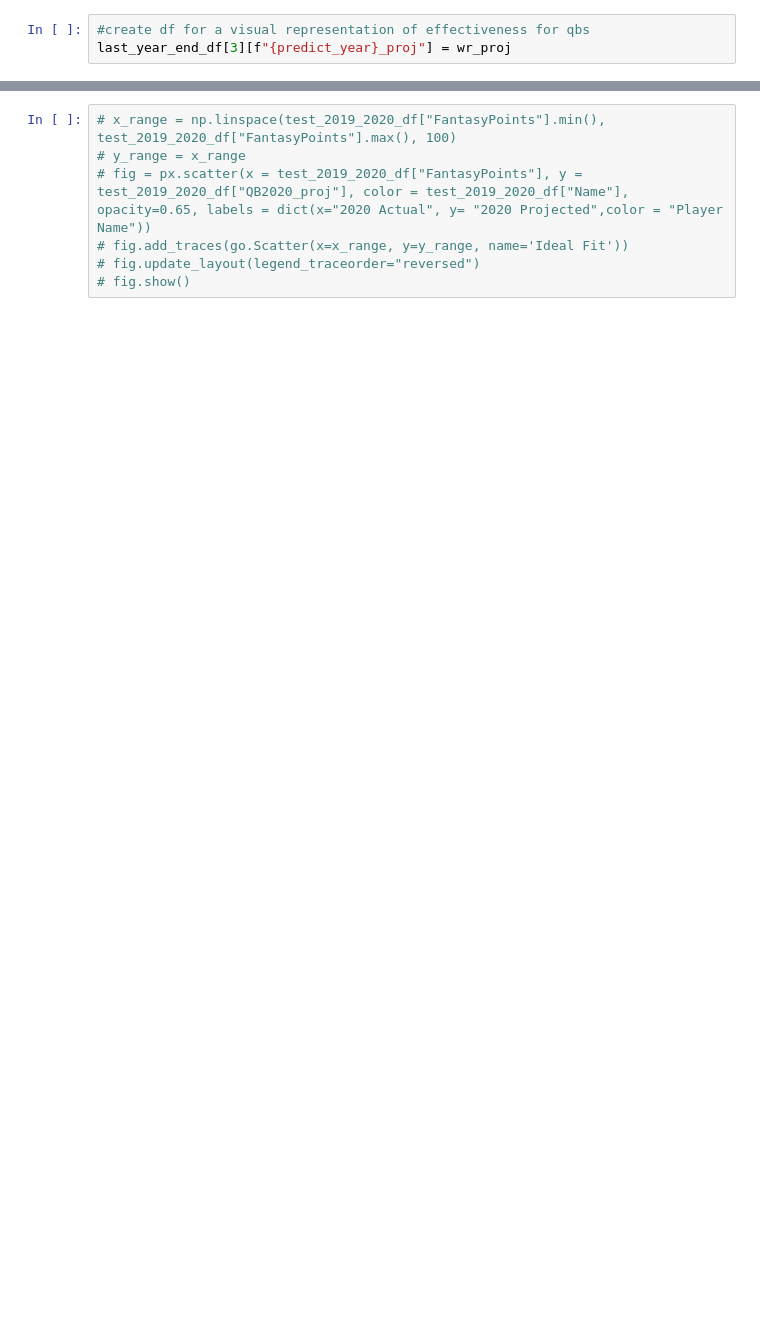
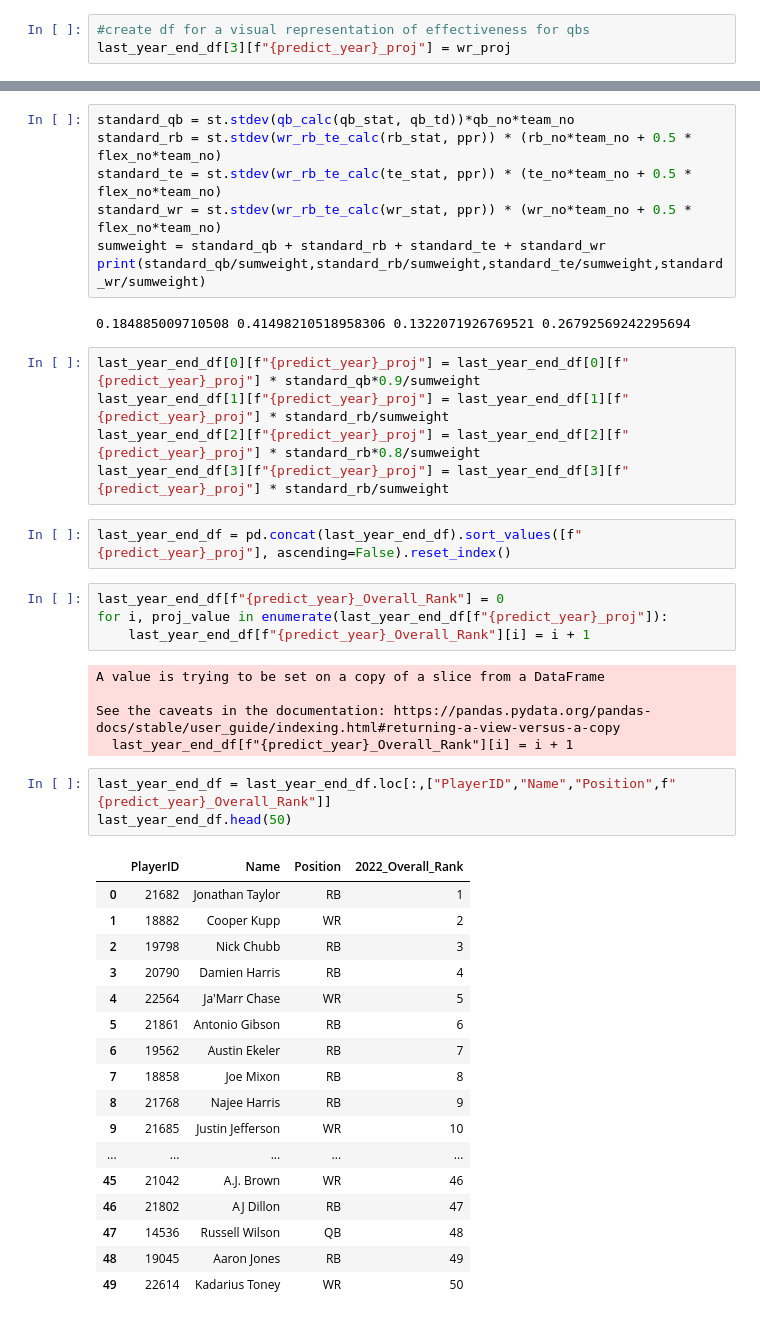
Before and after one commit to rickystuart1/Fantasy-Football-Predictions, a Jupyter notebook: Complete_Model_Linreg.ipynb, the cells around one changed output, grey strips where cells are left out. Drawn from its saved outputs; the diff is of its cells as text; blank space fills up the shorter version.

```diff
--- a/Complete_Model_Linreg.ipynb
+++ b/Complete_Model_Linreg.ipynb
@@ -397,7 +459,46 @@ visual_df.sort_values([f"{predict_year}_proj"], ascending=False).head(50)
-# %%
-# x_range = np.linspace(test_2019_2020_df["FantasyPoints"].min(), test_2019_2020_df["FantasyPoints"].max(), 100)
-# y_range = x_range
-# fig = px.scatter(x = test_2019_2020_df["FantasyPoints"], y = test_2019_2020_df["QB2020_proj"], color = test_2019_2020_df["Name"], opacity=0.65, labels = dict(x="2020 Actual", y= "2020 Projected",color = "Player Name"))
-# fig.add_traces(go.Scatter(x=x_range, y=y_range, name='Ideal Fit'))
-# fig.update_layout(legend_traceorder="reversed")
-# fig.show()
+# %%
+standard_qb = st.stdev(qb_calc(qb_stat, qb_td))*qb_no*team_no
+standard_rb = st.stdev(wr_rb_te_calc(rb_stat, ppr)) * (rb_no*team_no + 0.5 * flex_no*team_no)
+standard_te = st.stdev(wr_rb_te_calc(te_stat, ppr)) * (te_no*team_no + 0.5 * flex_no*team_no)
+standard_wr = st.stdev(wr_rb_te_calc(wr_stat, ppr)) * (wr_no*team_no + 0.5 * flex_no*team_no)
+sumweight = standard_qb + standard_rb + standard_te + standard_wr
+print(standard_qb/sumweight,standard_rb/sumweight,standard_te/sumweight,standard_wr/sumweight)
+# %% [output]
+0.184885009710508 0.41498210518958306 0.1322071926769521 0.26792569242295694
+# %%
+last_year_end_df[0][f"{predict_year}_proj"] = last_year_end_df[0][f"{predict_year}_proj"] * standard_qb*0.9/sumweight
+last_year_end_df[1][f"{predict_year}_proj"] = last_year_end_df[1][f"{predict_year}_proj"] * standard_rb/sumweight
+last_year_end_df[2][f"{predict_year}_proj"] = last_year_end_df[2][f"{predict_year}_proj"] * standard_rb*0.8/sumweight
+last_year_end_df[3][f"{predict_year}_proj"] = last_year_end_df[3][f"{predict_year}_proj"] * standard_rb/sumweight
+# %%
+last_year_end_df = pd.concat(last_year_end_df).sort_values([f"{predict_year}_proj"], ascending=False).reset_index()
+# %%
+last_year_end_df[f"{predict_year}_Overall_Rank"] = 0
+for i, proj_value in enumerate(last_year_end_df[f"{predict_year}_proj"]):
+    last_year_end_df[f"{predict_year}_Overall_Rank"][i] = i + 1
+# %% [output]
+A value is trying to be set on a copy of a slice from a DataFrame
+
+See the caveats in the documentation: https://pandas.pydata.org/pandas-docs/stable/user_guide/indexing.html#returning-a-view-versus-a-copy
+  last_year_end_df[f"{predict_year}_Overall_Rank"][i] = i + 1
+# %%
+last_year_end_df = last_year_end_df.loc[:,["PlayerID","Name","Position",f"{predict_year}_Overall_Rank"]]
+last_year_end_df.head(50)
+# %% [output]
+|  | PlayerID | Name | Position | 2022_Overall_Rank |
+| 0 | 21682 | Jonathan Taylor | RB | 1 |
+| 1 | 18882 | Cooper Kupp | WR | 2 |
+| 2 | 19798 | Nick Chubb | RB | 3 |
+| 3 | 20790 | Damien Harris | RB | 4 |
+| 4 | 22564 | Ja'Marr Chase | WR | 5 |
+| 5 | 21861 | Antonio Gibson | RB | 6 |
+| 6 | 19562 | Austin Ekeler | RB | 7 |
+| 7 | 18858 | Joe Mixon | RB | 8 |
+| 8 | 21768 | Najee Harris | RB | 9 |
+| 9 | 21685 | Justin Jefferson | WR | 10 |
+| ... | ... | ... | ... | ... |
+| 45 | 21042 | A.J. Brown | WR | 46 |
+| 46 | 21802 | AJ Dillon | RB | 47 |
+| 47 | 14536 | Russell Wilson | QB | 48 |
+| 48 | 19045 | Aaron Jones | RB | 49 |
+| 49 | 22614 | Kadarius Toney | WR | 50 |
```
Also changed, not shown: parts of 22 cells of this notebook, 5 other files.
